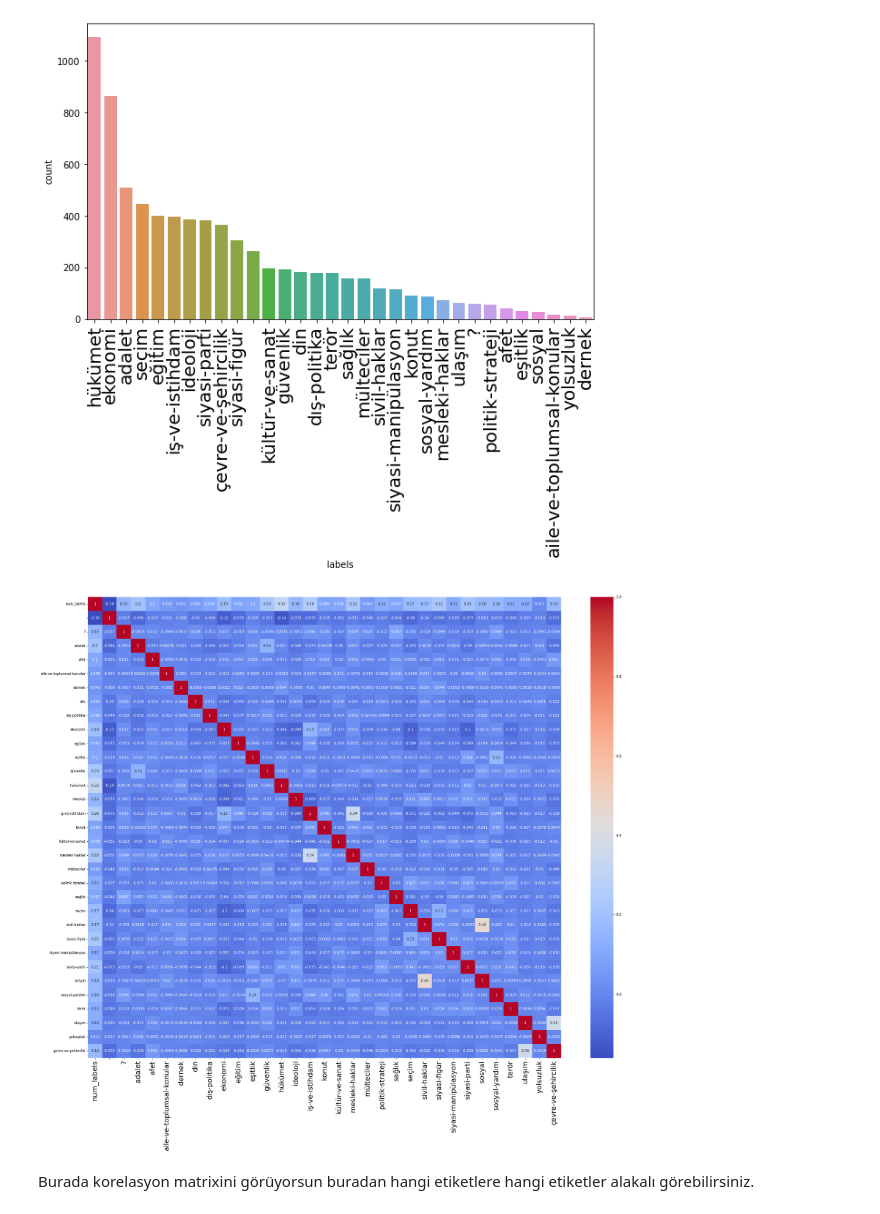
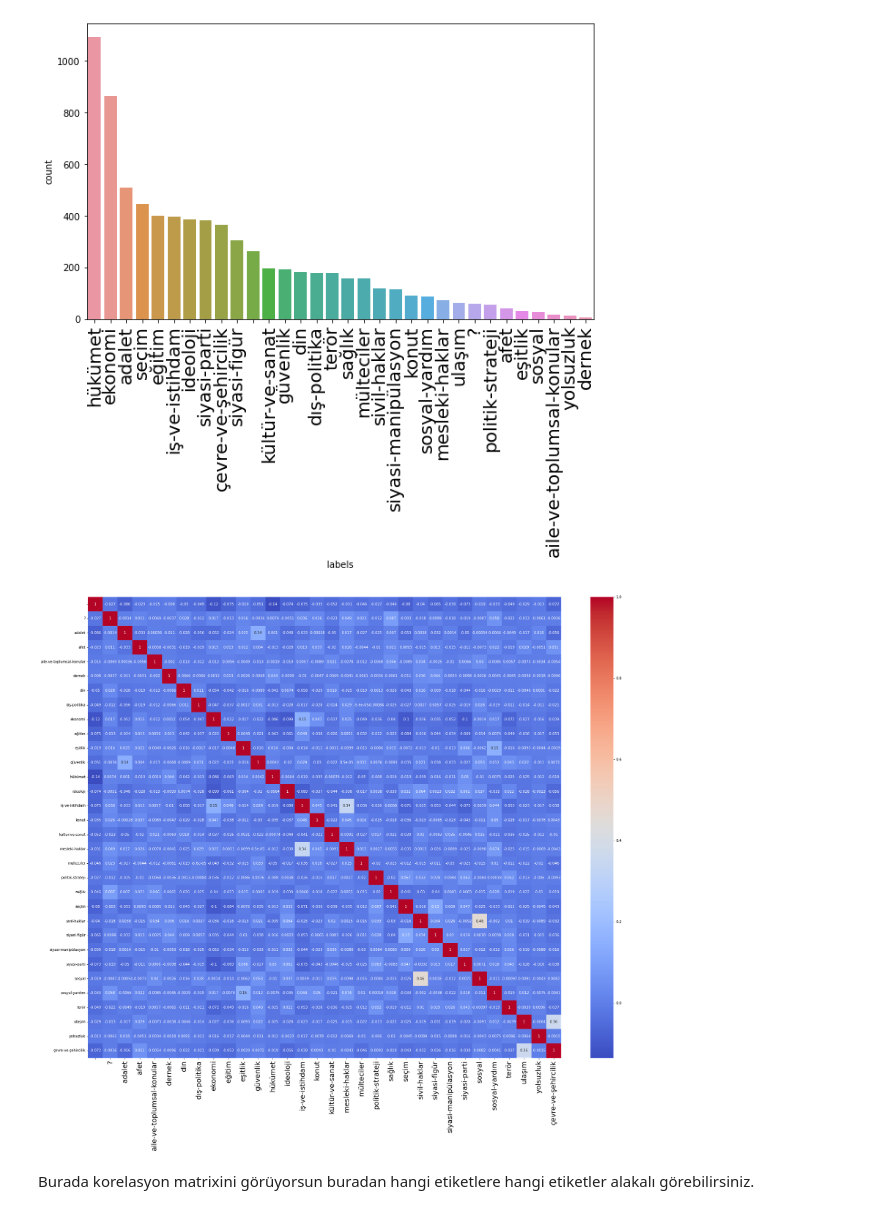
Before and after one commit to ddemo-hub/BERTurk-Fine-Tune_Tweet-Classifier, a Jupyter notebook: notebooks/datasolver.ipynb, the cells around one changed output. Saved outputs shown, nothing was run; the diff lists cells and outputs as text; code cells hidden in the pictures.

```diff
--- a/notebooks/datasolver.ipynb
+++ b/notebooks/datasolver.ipynb
@@ -175,13 +155,13 @@ df4 = df.join(pd.DataFrame(mlb.fit_transform(df.pop('label')),
                           columns=mlb.classes_,
                           index=df.index))
 # %%
-# Korelasyon matrisini hesapla
+df4 = df4.drop(columns=['num_labels'])
 correlation_matrix = df4.corr()
 plt.figure(figsize=(30,24))
 sns.heatmap(correlation_matrix, annot=True, cmap='coolwarm')
 plt.show()
 # %% [output]
-[figure, old version]
+[figure, new version]
 # %% [markdown]
 Burada korelasyon matrixini görüyorsun buradan hangi etiketlere hangi etiketler alakalı görebilirsiniz.
 # %%
```
Also changed, not shown: parts of 5 cells of this notebook.
